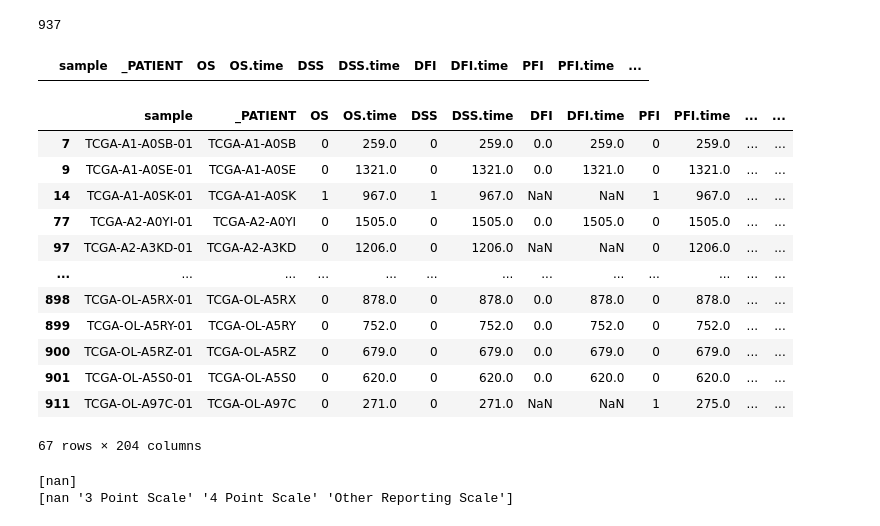
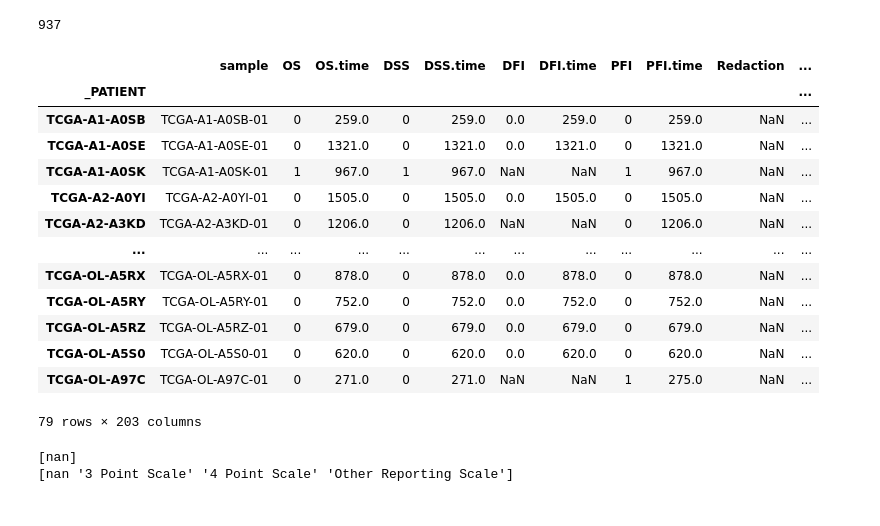
Before and after one commit to konst-int-i/mm-health-benchmarks, a Jupyter notebook: notebooks/xena_load.ipynb, the cells around one changed output. Drawn from its saved outputs; the diff is of its cells as text; code cells hidden in the pictures.

```diff
--- a/notebooks/xena_load.ipynb
+++ b/notebooks/xena_load.ipynb
@@ -119,5 +129,17 @@ Length: 2922, dtype: int64
 # %%
-def load_survival(site: str) -> pd.DataFrame:
+def write_csv(df: pd.DataFrame, write_path: str) -> None:
+    if write_path is None:
+        return None
+    write_path = Path(write_path)
+    # create path
+    if not os.path.exists(write_path.parent):
+        os.makedirs(write_path.parent, exist_ok=True)
+    df.to_csv(write_path)
+    return None
+
+
+def load_survival(site: str, write_path: str = None) -> pd.DataFrame:
+    print(f"Loading {site.upper()} survival data...")
     survival= pd.read_csv(survival_dir.joinpath(f"{site}_survival.txt"), sep="\t")
 
     # filter slide overlap
@@ -136,11 +158,14 @@ def load_survival(site: str) -> pd.DataFrame:
     # drop DSS nans
     survival = survival[~survival["DSS"].isna()]
     survival["DSS"] = survival["DSS"].astype(int)
-    print(f"Survival data shape: {survival.shape}")
+    print(f"Survival shape: {survival.shape}")
+
+    write_csv(survival, write_path)
 
     return survival
 
-def load_clinical(site: str) -> pd.DataFrame:
+def load_clinical(site: str, write_path: str = None) -> pd.DataFrame:
+    print(f"Loading {site.upper()} clinical data...")
     clinical = pd.read_csv(clinical_dir.joinpath(f"{site}_clinical.txt"), sep="\t")
 
     # filter slide overlap
@@ -159,7 +184,9 @@ def load_clinical(site: str) -> pd.DataFrame:
 
     clinical.set_index("_PATIENT", inplace=True)
 
-    print(f"Clinincal data shape: {clinical.shape}")
+    print(f"Clinincal shape: {clinical.shape}")
+
+    write_csv(clinical, write_path)
 
     return clinical
 
@@ -265,29 +293,25 @@ survival["_PATIENT"].isin(slide_patients).sum()
 # df["_PATIENT"].str.len().unique()
 # %% [output]
 937
-# %%
-# check slide availability
-survival[survival["_PATIENT"].str.contains("TCGA_OL_A5RZ")]
-# %% [output]
-|  | sample | _PATIENT | OS | OS.time | DSS | DSS.time | DFI | DFI.time | PFI | PFI.time | ... |
 # %%
-master = survival.merge(clinical, left_on="_PATIENT", right_on="_PATIENT", how="left")
+master = survival.merge(clinical, left_index=True, right_index=True, how="left")
 
-master[~master["_PATIENT"].isin(sp_survival["case_id"])]
+master[~master.index.isin(sp_survival["case_id"])]
 # %% [output]
-|  | sample | _PATIENT | OS | OS.time | DSS | DSS.time | DFI | DFI.time | PFI | PFI.time | ... | ... |
-| 7 | TCGA-A1-A0SB-01 | TCGA-A1-A0SB | 0 | 259.0 | 0 | 259.0 | 0.0 | 259.0 | 0 | 259.0 | ... | ... |
-| 9 | TCGA-A1-A0SE-01 | TCGA-A1-A0SE | 0 | 1321.0 | 0 | 1321.0 | 0.0 | 1321.0 | 0 | 1321.0 | ... | ... |
-| 14 | TCGA-A1-A0SK-01 | TCGA-A1-A0SK | 1 | 967.0 | 1 | 967.0 | NaN | NaN | 1 | 967.0 | ... | ... |
-| 77 | TCGA-A2-A0YI-01 | TCGA-A2-A0YI | 0 | 1505.0 | 0 | 1505.0 | 0.0 | 1505.0 | 0 | 1505.0 | ... | ... |
-| 97 | TCGA-A2-A3KD-01 | TCGA-A2-A3KD | 0 | 1206.0 | 0 | 1206.0 | NaN | NaN | 0 | 1206.0 | ... | ... |
-| ... | ... | ... | ... | ... | ... | ... | ... | ... | ... | ... | ... | ... |
-| 898 | TCGA-OL-A5RX-01 | TCGA-OL-A5RX | 0 | 878.0 | 0 | 878.0 | 0.0 | 878.0 | 0 | 878.0 | ... | ... |
-| 899 | TCGA-OL-A5RY-01 | TCGA-OL-A5RY | 0 | 752.0 | 0 | 752.0 | 0.0 | 752.0 | 0 | 752.0 | ... | ... |
-| 900 | TCGA-OL-A5RZ-01 | TCGA-OL-A5RZ | 0 | 679.0 | 0 | 679.0 | 0.0 | 679.0 | 0 | 679.0 | ... | ... |
-| 901 | TCGA-OL-A5S0-01 | TCGA-OL-A5S0 | 0 | 620.0 | 0 | 620.0 | 0.0 | 620.0 | 0 | 620.0 | ... | ... |
-| 911 | TCGA-OL-A97C-01 | TCGA-OL-A97C | 0 | 271.0 | 0 | 271.0 | NaN | NaN | 1 | 275.0 | ... | ... |
+|  | sample | OS | OS.time | DSS | DSS.time | DFI | DFI.time | PFI | PFI.time | Redaction | ... |
+| _PATIENT |  |  |  |  |  |  |  |  |  |  | ... |
+| TCGA-A1-A0SB | TCGA-A1-A0SB-01 | 0 | 259.0 | 0 | 259.0 | 0.0 | 259.0 | 0 | 259.0 | NaN | ... |
+| TCGA-A1-A0SE | TCGA-A1-A0SE-01 | 0 | 1321.0 | 0 | 1321.0 | 0.0 | 1321.0 | 0 | 1321.0 | NaN | ... |
+| TCGA-A1-A0SK | TCGA-A1-A0SK-01 | 1 | 967.0 | 1 | 967.0 | NaN | NaN | 1 | 967.0 | NaN | ... |
+| TCGA-A2-A0YI | TCGA-A2-A0YI-01 | 0 | 1505.0 | 0 | 1505.0 | 0.0 | 1505.0 | 0 | 1505.0 | NaN | ... |
+| TCGA-A2-A3KD | TCGA-A2-A3KD-01 | 0 | 1206.0 | 0 | 1206.0 | NaN | NaN | 0 | 1206.0 | NaN | ... |
+| ... | ... | ... | ... | ... | ... | ... | ... | ... | ... | ... | ... |
+| TCGA-OL-A5RX | TCGA-OL-A5RX-01 | 0 | 878.0 | 0 | 878.0 | 0.0 | 878.0 | 0 | 878.0 | NaN | ... |
+| TCGA-OL-A5RY | TCGA-OL-A5RY-01 | 0 | 752.0 | 0 | 752.0 | 0.0 | 752.0 | 0 | 752.0 | NaN | ... |
+| TCGA-OL-A5RZ | TCGA-OL-A5RZ-01 | 0 | 679.0 | 0 | 679.0 | 0.0 | 679.0 | 0 | 679.0 | NaN | ... |
+| TCGA-OL-A5S0 | TCGA-OL-A5S0-01 | 0 | 620.0 | 0 | 620.0 | 0.0 | 620.0 | 0 | 620.0 | NaN | ... |
+| TCGA-OL-A97C | TCGA-OL-A97C-01 | 0 | 271.0 | 0 | 271.0 | NaN | NaN | 1 | 275.0 | NaN | ... |
-67 rows × 204 columns
+79 rows × 203 columns
 # %%
 # check_col
 col = "mtsttc_brst_crcnm_mmnhstchmstry_prgstrn_rcptr_pstv_fndng_scl_typ"
```
Also changed, not shown: parts of 29 cells of this notebook.
